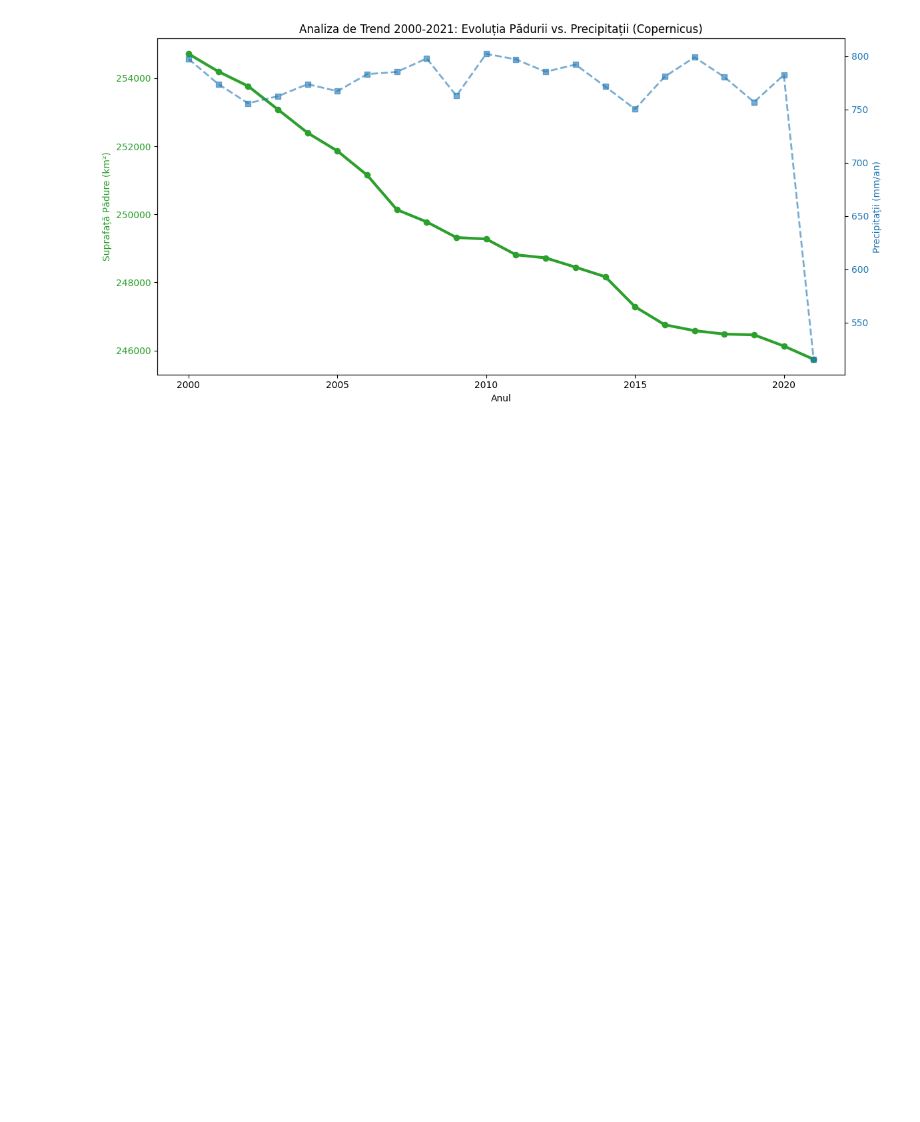
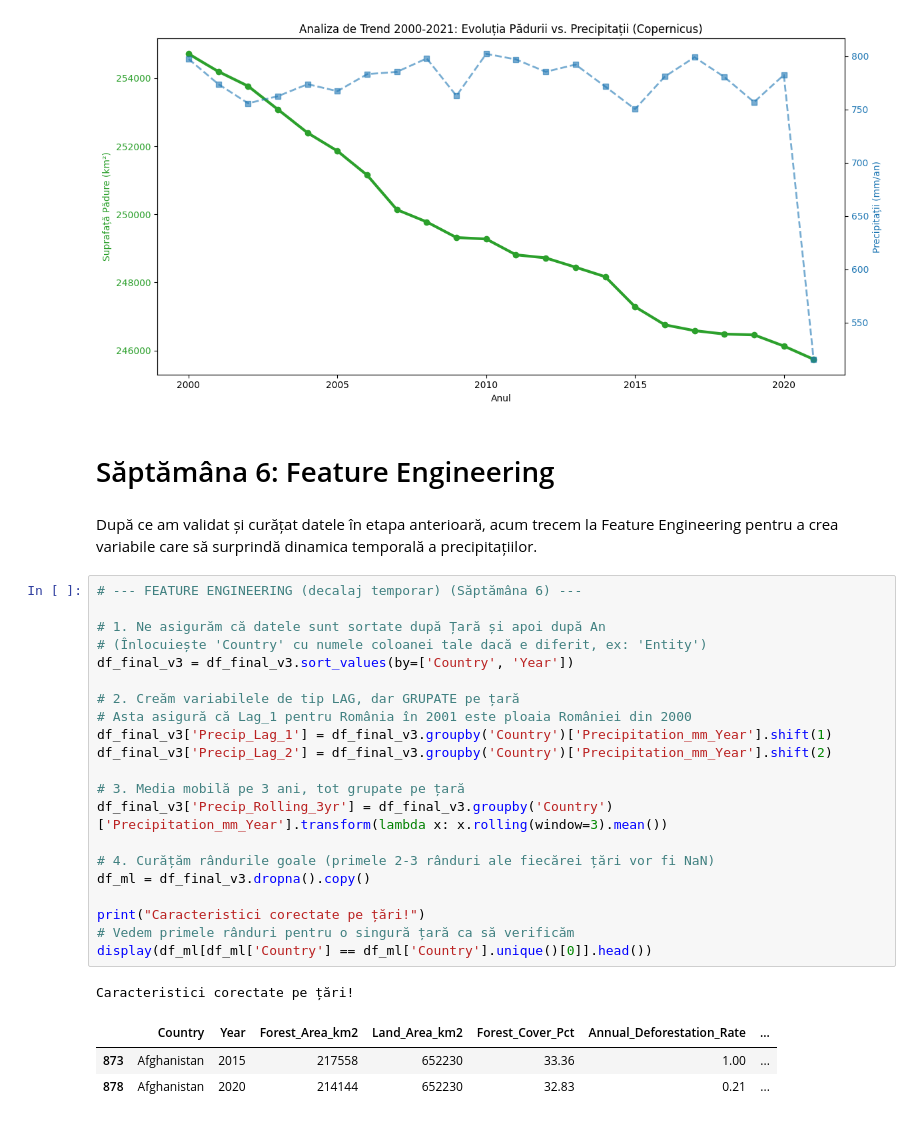
Before and after one commit to Deyutzu/SistemeInteligente, a Jupyter notebook: Analiza_Defrisari.ipynb, the cells around one changed output. Cells and saved outputs as stored; diff of their text form; blank space fills up the shorter version.

```diff
--- a/Analiza_Defrisari.ipynb
+++ b/Analiza_Defrisari.ipynb
@@ -191,3 +208,33 @@ fig.tight_layout()
 plt.show()
 # %% [output]
 [figure]
+# %% [markdown]
+# Săptămâna 6: Feature Engineering
+# %% [markdown]
+După ce am validat și curățat datele în etapa anterioară, acum trecem la Feature Engineering pentru a crea variabile care să surprindă dinamica temporală a precipitațiilor.
+# %%
+# --- FEATURE ENGINEERING (decalaj temporar) (Săptămâna 6) ---
+
+# 1. Ne asigurăm că datele sunt sortate după Țară și apoi după An
+# (Înlocuiește 'Country' cu numele coloanei tale dacă e diferit, ex: 'Entity')
+df_final_v3 = df_final_v3.sort_values(by=['Country', 'Year'])
+
+# 2. Creăm variabilele de tip LAG, dar GRUPATE pe țară
+# Asta asigură că Lag_1 pentru România în 2001 este ploaia României din 2000
+df_final_v3['Precip_Lag_1'] = df_final_v3.groupby('Country')['Precipitation_mm_Year'].shift(1)
+df_final_v3['Precip_Lag_2'] = df_final_v3.groupby('Country')['Precipitation_mm_Year'].shift(2)
+
+# 3. Media mobilă pe 3 ani, tot grupate pe țară
+df_final_v3['Precip_Rolling_3yr'] = df_final_v3.groupby('Country')['Precipitation_mm_Year'].transform(lambda x: x.rolling(window=3).mean())
+
+# 4. Curățăm rândurile goale (primele 2-3 rânduri ale fiecărei țări vor fi NaN)
+df_ml = df_final_v3.dropna().copy()
+
+print("Caracteristici corectate pe țări!")
+# Vedem primele rânduri pentru o singură țară ca să verificăm
+display(df_ml[df_ml['Country'] == df_ml['Country'].unique()[0]].head())
+# %% [output]
+Caracteristici corectate pe țări!
+|  | Country | Year | Forest_Area_km2 | Land_Area_km2 | Forest_Cover_Pct | Annual_Deforestation_Rate | ... |
+| 873 | Afghanistan | 2015 | 217558 | 652230 | 33.36 | 1.00 | ... |
+| 878 | Afghanistan | 2020 | 214144 | 652230 | 32.83 | 0.21 | ... |
```
Also changed, not shown: parts of 7 cells of this notebook.
